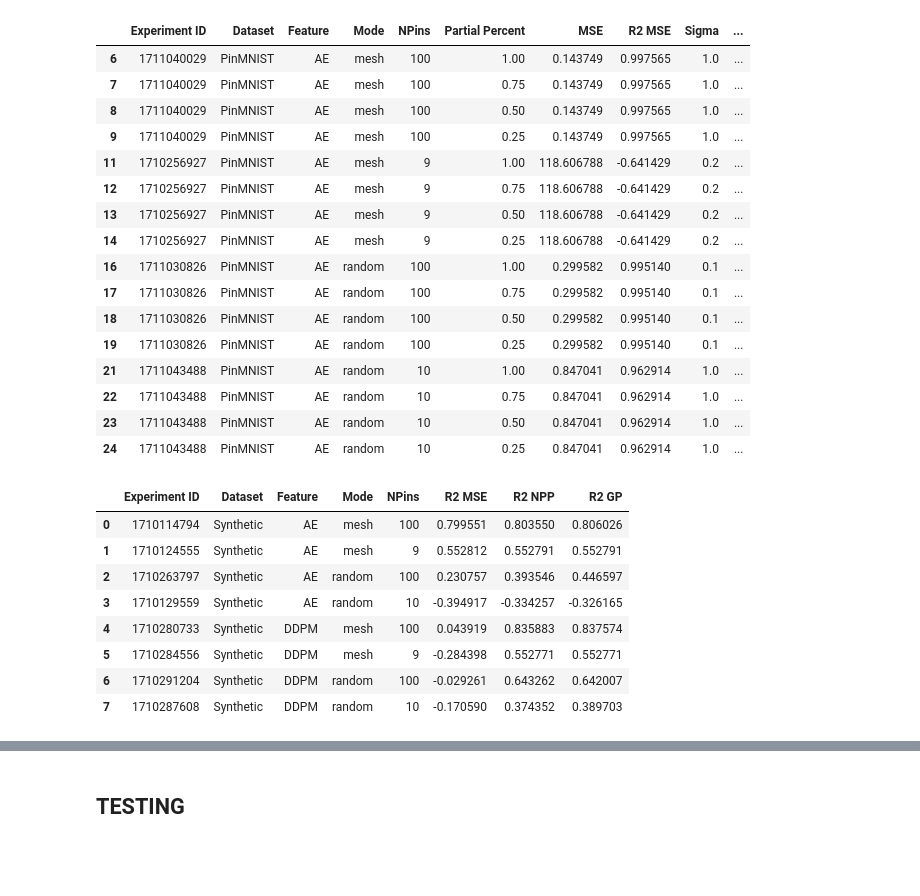
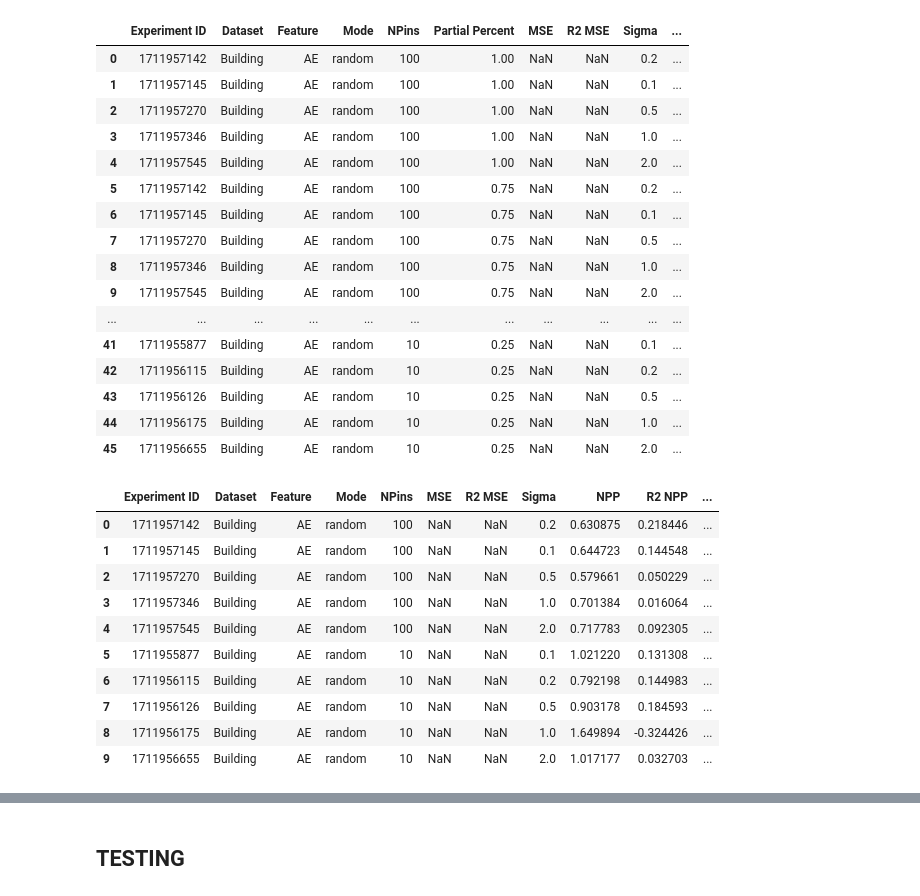
Before and after one commit to neu-spiral/Neural-Point-Processes, a Jupyter notebook: results_summary.ipynb, the cells around one changed output, grey strips where cells are left out. Saved outputs shown, nothing was run; the diff lists cells and outputs as text; code cells hidden in the pictures; blank space fills up the shorter version.

Commit message:
result ipynb update

```diff
--- a/results_summary.ipynb
+++ b/results_summary.ipynb
@@ -77,8 +97,9 @@ def append(exp_id, df, pp, mse, r2mse, sigma, npp, r2npp, gp, r2gp, dataset, fea
 # Initialize an empty DataFrame
 df = pd.DataFrame(columns=['Experiment ID', 'Dataset', 'Feature', 'Extra layers', 'Mode', 'NPins', 'Partial Percent', 'MSE', 'R2 MSE', 'Sigma', 'NPP', 'R2 NPP', 'GP', 'R2 GP'])
 
+folder = "Random_RGB_LRF"
 # Directory containing the folders
-base_folders = ['./history/P100_normal']
+base_folders = [f'./history/{folder}']
 
 for base_folder in base_folders:
     # Loop through each directory in the base folder
@@ -96,10 +117,10 @@ for base_folder in base_folders:
 
                 # Loop through files starting with 'test_PinMNIST'
                 for file_name in os.listdir(dir_path):
-                    if file_name.startswith('test_PinMNIST') or file_name.startswith('test_Synthetic') or file_name.startswith('test_Building'):
+                    if file_name.startswith('test_PinMNIST_') or file_name.startswith('test_Synthetic_') or file_name.startswith('test_Building_'):
                         pp = float(file_name.split('_')[-1][:-4])
                         file_path = os.path.join(dir_path, file_name)
-                        mse, r2mse, npp, r2npp, gp, r2gp = parse_test(file_path)
+                        mse, r2mse, _, npp, r2npp, gp, r2gp = parse_res(file_path, result_file=False)
                         df = append(exp_id, df, pp, mse, r2mse, sigma, npp, r2npp, gp, r2gp, dataset, feature, mode, param, deeper, manual)
 # %%
 # df = pd.concat([df, pd.DataFrame({
@@ -119,7 +140,7 @@ for base_folder in base_folders:
 #         'GP': [0.463, 0.472, 0.355, 0.571, 0.416, 0.468],
 #         'R2 GP': [0.248, 0.211, 0.174, 0.099, 0.261, 0.178]})], ignore_index=True)
 # %%
-df.sort_values(by=['NPins', 'Partial Percent', 'Extra layers', 'Manual LR'], inplace=True, ascending=False, ignore_index=True)
+# df.sort_values(by=['NPins', 'Partial Percent', 'Extra layers', 'Manual LR'], inplace=True, ascending=False, ignore_index=True)
 df.sort_values(by=['Dataset', 'Feature', 'Mode'], inplace=True, ignore_index=True)
-df.drop_duplicates(subset=['Dataset', 'Feature', 'Extra layers', 'Mode', 'NPins', 'Partial Percent', 'Manual LR'], keep='last', inplace=True)
+# df.drop_duplicates(subset=['Dataset', 'Feature', 'Extra layers', 'Mode', 'NPins', 'Partial Percent', 'Manual LR'], keep='last', inplace=True)
 #df.to_csv('data.csv', index=False)
@@ -126,35 +167,38 @@ df.drop_duplicates(subset=['Dataset', 'Feature', 'Extra layers', 'Mode', 'NPins'
 # %%
-df[(df['Dataset'] == 'PinMNIST') & (df['Partial Percent'] != 0.00) & (df['Feature'] == 'AE')].drop(labels=['Extra layers', 'Manual LR'], axis=1)
+df[(df['Dataset'] == 'Building') & (df['Partial Percent'] != 0.00) & (df['Feature'] == 'AE')].drop(labels=['Extra layers', 'Manual LR'], axis=1)
 # %% [output]
 |  | Experiment ID | Dataset | Feature | Mode | NPins | Partial Percent | MSE | R2 MSE | Sigma | ... |
-| 6 | 1711040029 | PinMNIST | AE | mesh | 100 | 1.00 | 0.143749 | 0.997565 | 1.0 | ... |
-| 7 | 1711040029 | PinMNIST | AE | mesh | 100 | 0.75 | 0.143749 | 0.997565 | 1.0 | ... |
-| 8 | 1711040029 | PinMNIST | AE | mesh | 100 | 0.50 | 0.143749 | 0.997565 | 1.0 | ... |
-| 9 | 1711040029 | PinMNIST | AE | mesh | 100 | 0.25 | 0.143749 | 0.997565 | 1.0 | ... |
-| 11 | 1710256927 | PinMNIST | AE | mesh | 9 | 1.00 | 118.606788 | -0.641429 | 0.2 | ... |
-| 12 | 1710256927 | PinMNIST | AE | mesh | 9 | 0.75 | 118.606788 | -0.641429 | 0.2 | ... |
-| 13 | 1710256927 | PinMNIST | AE | mesh | 9 | 0.50 | 118.606788 | -0.641429 | 0.2 | ... |
-| 14 | 1710256927 | PinMNIST | AE | mesh | 9 | 0.25 | 118.606788 | -0.641429 | 0.2 | ... |
-| 16 | 1711030826 | PinMNIST | AE | random | 100 | 1.00 | 0.299582 | 0.995140 | 0.1 | ... |
-| 17 | 1711030826 | PinMNIST | AE | random | 100 | 0.75 | 0.299582 | 0.995140 | 0.1 | ... |
-| 18 | 1711030826 | PinMNIST | AE | random | 100 | 0.50 | 0.299582 | 0.995140 | 0.1 | ... |
-| 19 | 1711030826 | PinMNIST | AE | random | 100 | 0.25 | 0.299582 | 0.995140 | 0.1 | ... |
-| 21 | 1711043488 | PinMNIST | AE | random | 10 | 1.00 | 0.847041 | 0.962914 | 1.0 | ... |
-| 22 | 1711043488 | PinMNIST | AE | random | 10 | 0.75 | 0.847041 | 0.962914 | 1.0 | ... |
-| 23 | 1711043488 | PinMNIST | AE | random | 10 | 0.50 | 0.847041 | 0.962914 | 1.0 | ... |
-| 24 | 1711043488 | PinMNIST | AE | random | 10 | 0.25 | 0.847041 | 0.962914 | 1.0 | ... |
+| 0 | 1711957142 | Building | AE | random | 100 | 1.00 | NaN | NaN | 0.2 | ... |
+| 1 | 1711957145 | Building | AE | random | 100 | 1.00 | NaN | NaN | 0.1 | ... |
+| 2 | 1711957270 | Building | AE | random | 100 | 1.00 | NaN | NaN | 0.5 | ... |
+| 3 | 1711957346 | Building | AE | random | 100 | 1.00 | NaN | NaN | 1.0 | ... |
+| 4 | 1711957545 | Building | AE | random | 100 | 1.00 | NaN | NaN | 2.0 | ... |
+| 5 | 1711957142 | Building | AE | random | 100 | 0.75 | NaN | NaN | 0.2 | ... |
+| 6 | 1711957145 | Building | AE | random | 100 | 0.75 | NaN | NaN | 0.1 | ... |
+| 7 | 1711957270 | Building | AE | random | 100 | 0.75 | NaN | NaN | 0.5 | ... |
+| 8 | 1711957346 | Building | AE | random | 100 | 0.75 | NaN | NaN | 1.0 | ... |
+| 9 | 1711957545 | Building | AE | random | 100 | 0.75 | NaN | NaN | 2.0 | ... |
+| ... | ... | ... | ... | ... | ... | ... | ... | ... | ... | ... |
+| 41 | 1711955877 | Building | AE | random | 10 | 0.25 | NaN | NaN | 0.1 | ... |
+| 42 | 1711956115 | Building | AE | random | 10 | 0.25 | NaN | NaN | 0.2 | ... |
+| 43 | 1711956126 | Building | AE | random | 10 | 0.25 | NaN | NaN | 0.5 | ... |
+| 44 | 1711956175 | Building | AE | random | 10 | 0.25 | NaN | NaN | 1.0 | ... |
+| 45 | 1711956655 | Building | AE | random | 10 | 0.25 | NaN | NaN | 2.0 | ... |
 # %%
-df[(df['Partial Percent'] == 1.0) & (df['Dataset'] == 'Synthetic')].drop(labels=['Partial Percent', 'Extra layers', 'Manual LR', 'MSE', 'Sigma', 'NPP', 'GP'], axis=1).reset_index(drop=True)
+# df[(df['Partial Percent'] == 1.0) & (df['Dataset'] == 'Building')].drop(labels=['Partial Percent', 'Extra layers', 'Manual LR', 'MSE', 'Sigma', 'NPP', 'GP'], axis=1).reset_index(drop=True)
+df[(df['Partial Percent'] == 1.0) & (df['Dataset'] == 'Building')].drop(labels=['Partial Percent', 'Extra layers', 'Manual LR'], axis=1).reset_index(drop=True)
 # %% [output]
-|  | Experiment ID | Dataset | Feature | Mode | NPins | R2 MSE | R2 NPP | R2 GP |
-| 0 | 1710114794 | Synthetic | AE | mesh | 100 | 0.799551 | 0.803550 | 0.806026 |
-| 1 | 1710124555 | Synthetic | AE | mesh | 9 | 0.552812 | 0.552791 | 0.552791 |
-| 2 | 1710263797 | Synthetic | AE | random | 100 | 0.230757 | 0.393546 | 0.446597 |
-| 3 | 1710129559 | Synthetic | AE | random | 10 | -0.394917 | -0.334257 | -0.326165 |
-| 4 | 1710280733 | Synthetic | DDPM | mesh | 100 | 0.043919 | 0.835883 | 0.837574 |
-| 5 | 1710284556 | Synthetic | DDPM | mesh | 9 | -0.284398 | 0.552771 | 0.552771 |
-| 6 | 1710291204 | Synthetic | DDPM | random | 100 | -0.029261 | 0.643262 | 0.642007 |
-| 7 | 1710287608 | Synthetic | DDPM | random | 10 | -0.170590 | 0.374352 | 0.389703 |
+|  | Experiment ID | Dataset | Feature | Mode | NPins | MSE | R2 MSE | Sigma | NPP | R2 NPP | ... |
+| 0 | 1711957142 | Building | AE | random | 100 | NaN | NaN | 0.2 | 0.630875 | 0.218446 | ... |
+| 1 | 1711957145 | Building | AE | random | 100 | NaN | NaN | 0.1 | 0.644723 | 0.144548 | ... |
+| 2 | 1711957270 | Building | AE | random | 100 | NaN | NaN | 0.5 | 0.579661 | 0.050229 | ... |
+| 3 | 1711957346 | Building | AE | random | 100 | NaN | NaN | 1.0 | 0.701384 | 0.016064 | ... |
+| 4 | 1711957545 | Building | AE | random | 100 | NaN | NaN | 2.0 | 0.717783 | 0.092305 | ... |
+| 5 | 1711955877 | Building | AE | random | 10 | NaN | NaN | 0.1 | 1.021220 | 0.131308 | ... |
+| 6 | 1711956115 | Building | AE | random | 10 | NaN | NaN | 0.2 | 0.792198 | 0.144983 | ... |
+| 7 | 1711956126 | Building | AE | random | 10 | NaN | NaN | 0.5 | 0.903178 | 0.184593 | ... |
+| 8 | 1711956175 | Building | AE | random | 10 | NaN | NaN | 1.0 | 1.649894 | -0.324426 | ... |
+| 9 | 1711956655 | Building | AE | random | 10 | NaN | NaN | 2.0 | 1.017177 | 0.032703 | ... |
 # %%
 import matplotlib.pyplot as plt
 import matplotlib
```
Also changed, not shown: parts of 7 cells of this notebook.
